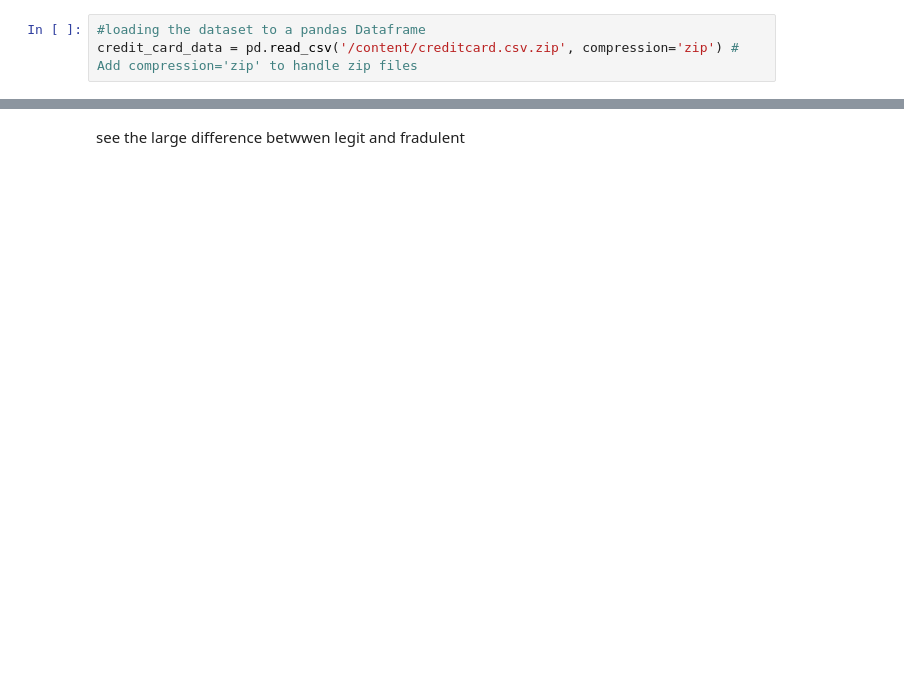
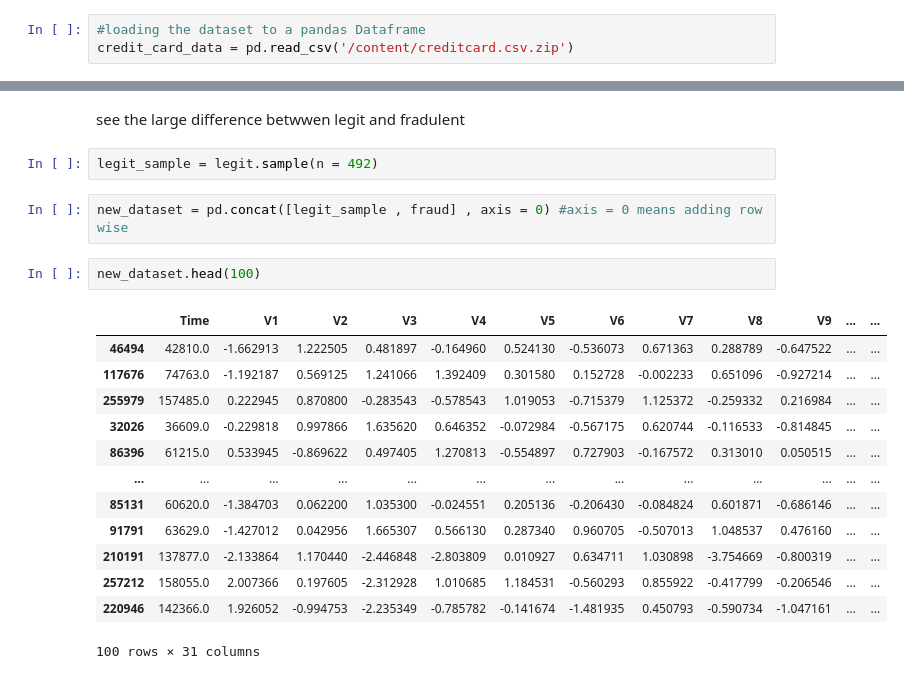
Before and after one commit to Tejasri-Pendota/FacceMask--detection, a Jupyter notebook: Credit_card_Fraud_detection.ipynb, the cells around one changed output, grey strips where cells are left out. Cells and saved outputs as stored; diff of their text form; blank space fills up the shorter version.

```diff
--- a/Credit_card_Fraud_detection.ipynb
+++ b/Credit_card_Fraud_detection.ipynb
@@ -10,7 +10,7 @@ from sklearn.linear_model import LogisticRegression
 from sklearn.metrics import accuracy_score
 # %%
 #loading the dataset to a pandas Dataframe
-credit_card_data = pd.read_csv('/content/creditcard.csv.zip', compression='zip') # Add compression='zip' to handle zip files
+credit_card_data = pd.read_csv('/content/creditcard.csv.zip')
 # %%
 #first 5 rows of the data set
 credit_card_data.head()
@@ -49,2 +142,22 @@ credit_card_data.groupby('Class').mean()
 # %% [markdown]
 see the large difference betwwen legit and fradulent
+# %%
+legit_sample = legit.sample(n = 492)
+# %%
+new_dataset = pd.concat([legit_sample , fraud] , axis = 0) #axis = 0 means adding row wise
+# %%
+new_dataset.head(100)
+# %% [output]
+|  | Time | V1 | V2 | V3 | V4 | V5 | V6 | V7 | V8 | V9 | ... | ... |
+| 46494 | 42810.0 | -1.662913 | 1.222505 | 0.481897 | -0.164960 | 0.524130 | -0.536073 | 0.671363 | 0.288789 | -0.647522 | ... | ... |
+| 117676 | 74763.0 | -1.192187 | 0.569125 | 1.241066 | 1.392409 | 0.301580 | 0.152728 | -0.002233 | 0.651096 | -0.927214 | ... | ... |
+| 255979 | 157485.0 | 0.222945 | 0.870800 | -0.283543 | -0.578543 | 1.019053 | -0.715379 | 1.125372 | -0.259332 | 0.216984 | ... | ... |
+| 32026 | 36609.0 | -0.229818 | 0.997866 | 1.635620 | 0.646352 | -0.072984 | -0.567175 | 0.620744 | -0.116533 | -0.814845 | ... | ... |
+| 86396 | 61215.0 | 0.533945 | -0.869622 | 0.497405 | 1.270813 | -0.554897 | 0.727903 | -0.167572 | 0.313010 | 0.050515 | ... | ... |
+| ... | ... | ... | ... | ... | ... | ... | ... | ... | ... | ... | ... | ... |
+| 85131 | 60620.0 | -1.384703 | 0.062200 | 1.035300 | -0.024551 | 0.205136 | -0.206430 | -0.084824 | 0.601871 | -0.686146 | ... | ... |
+| 91791 | 63629.0 | -1.427012 | 0.042956 | 1.665307 | 0.566130 | 0.287340 | 0.960705 | -0.507013 | 1.048537 | 0.476160 | ... | ... |
+| 210191 | 137877.0 | -2.133864 | 1.170440 | -2.446848 | -2.803809 | 0.010927 | 0.634711 | 1.030898 | -3.754669 | -0.800319 | ... | ... |
+| 257212 | 158055.0 | 2.007366 | 0.197605 | -2.312928 | 1.010685 | 1.184531 | -0.560293 | 0.855922 | -0.417799 | -0.206546 | ... | ... |
+| 220946 | 142366.0 | 1.926052 | -0.994753 | -2.235349 | -0.785782 | -0.141674 | -1.481935 | 0.450793 | -0.590734 | -1.047161 | ... | ... |
+100 rows × 31 columns
```
Also changed, not shown: parts of 27 cells of this notebook.
